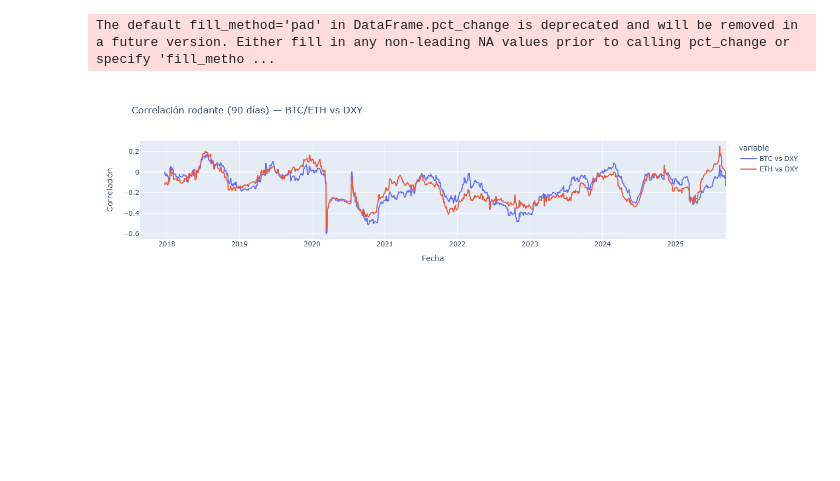
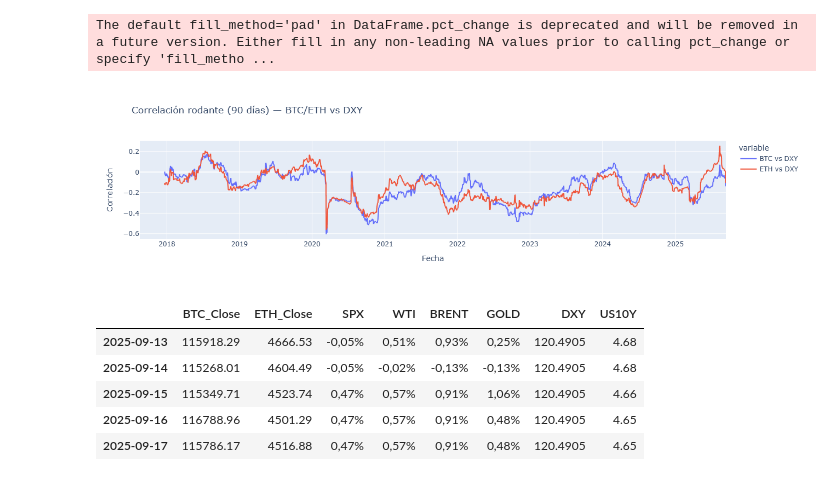
Before and after one commit to mijaelsegura03/ML_Bitcoin, a Jupyter notebook: EDA-2/TP ML.ipynb, the cells around one changed output. Drawn from its saved outputs; the diff is of its cells as text; code cells hidden in the pictures; blank space fills up the shorter version.

```diff
--- a/EDA-2/TP ML.ipynb
+++ b/EDA-2/TP ML.ipynb
@@ -485,3 +485,69 @@ The default fill_method='pad' in DataFrame.pct_change is deprecated and will be
 # DXY es el índice del dólar estadounidense, que mide el valor del dólar en relación con una canasta de monedas extranjeras.
 # Nos interesa porque el valor del dólar puede influir en los precios de activos globales, incluyendo criptomonedas como BTC.
 # Por lo que si se refuerza el dólar, podría impactar negativamente en los precios de BTC, y viceversa.
+# %%
+import pandas as pd
+from pathlib import Path
+
+
+csv_dir = Path.cwd() / "CSVs-2"
+
+# Cargar datasets principales
+btc = pd.read_csv(csv_dir / "btc_usdt_binance_daily.csv", parse_dates=["Date"], index_col="Date")[["Close"]]
+btc.rename(columns={"Close": "BTC_Close"}, inplace=True)
+
+# Función para cargar y renombrar columna de cierre
+def load_close(file_path, colname):
+    df = pd.read_csv(file_path)
+
+    # 1️⃣ Detectar columna de fecha (por nombre o posición)
+    date_cols = [c for c in df.columns if str(c).lower() in ["date", "fecha", "time"]]
+    if date_cols:
+        df[date_cols[0]] = pd.to_datetime(df[date_cols[0]], errors="coerce", dayfirst=True)
+        df = df.set_index(date_cols[0])
+    else:
+        # Si no hay columna con nombre, usar la primera si parece fecha
+        first_col = df.columns[0]
+        try:
+            df[first_col] = pd.to_datetime(df[first_col], errors="coerce")
+            if df[first_col].notna().any():
+                df = df.set_index(first_col)
+            else:
+                print(f"⚠️ No hay fechas válidas en {file_path.name}, se usa índice numérico.")
+                df.index = pd.date_range(end=pd.Timestamp.today(), periods=len(df), freq="D")
+        except:
+            print(f"⚠️ {file_path.name}: sin columna de fecha, se genera índice diario.")
+            df.index = pd.date_range(end=pd.Timestamp.today(), periods=len(df), freq="D")
+
+    # 2️⃣ Buscar columna de cierre o equivalente
+    close_candidates = [c for c in df.columns if "close" in c.lower() or "cierre" in c.lower()]
+    if not close_candidates:
+        close_candidates = [df.columns[-1]]  # usar última columna si no hay 'close'
+
+    df = df[[close_candidates[0]]].rename(columns={close_candidates[0]: colname})
+
+    # 3️⃣ Asegurar que el índice sea único y ordenado
+    df = df[~df.index.duplicated()].sort_index()
+
+    return df
+
+drivers = pd.concat([
+    btc,
+    load_close(csv_dir / "eth_usdt_binance_daily.csv", "ETH_Close"),
+    load_close(csv_dir / "SPX to 16.9.2025.csv", "SPX"),
+    load_close(csv_dir / "WTI to 15.9.2025.csv", "WTI"),
+    load_close(csv_dir / "Brent to 15.9.2025.csv", "BRENT"),
+    load_close(csv_dir / "XAU-USD to 16.9.2025.csv", "GOLD"),
+    load_close(csv_dir / "btc_eth_dxy.csv", "DXY"),
+    load_close(csv_dir / "btc_eth_treasuries.csv", "US10Y")
+], axis=1)
+
+drivers = drivers.asfreq("D").ffill().dropna(how="all")
+drivers.tail()
+# %% [output]
+|  | BTC_Close | ETH_Close | SPX | WTI | BRENT | GOLD | DXY | US10Y |
+| 2025-09-13 | 115918.29 | 4666.53 | -0,05% | 0,51% | 0,93% | 0,25% | 120.4905 | 4.68 |
+| 2025-09-14 | 115268.01 | 4604.49 | -0,05% | -0,02% | -0,13% | -0,13% | 120.4905 | 4.68 |
+| 2025-09-15 | 115349.71 | 4523.74 | 0,47% | 0,57% | 0,91% | 1,06% | 120.4905 | 4.66 |
+| 2025-09-16 | 116788.96 | 4501.29 | 0,47% | 0,57% | 0,91% | 0,48% | 120.4905 | 4.65 |
+| 2025-09-17 | 115786.17 | 4516.88 | 0,47% | 0,57% | 0,91% | 0,48% | 120.4905 | 4.65 |
```
Also changed, not shown: parts of 2 cells of this notebook.
